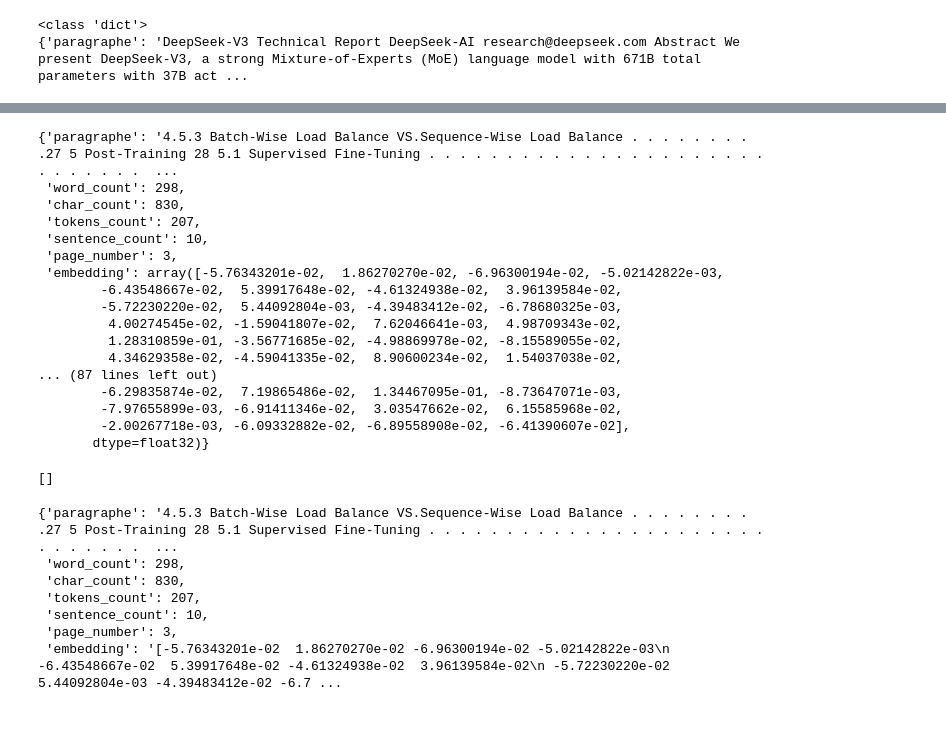
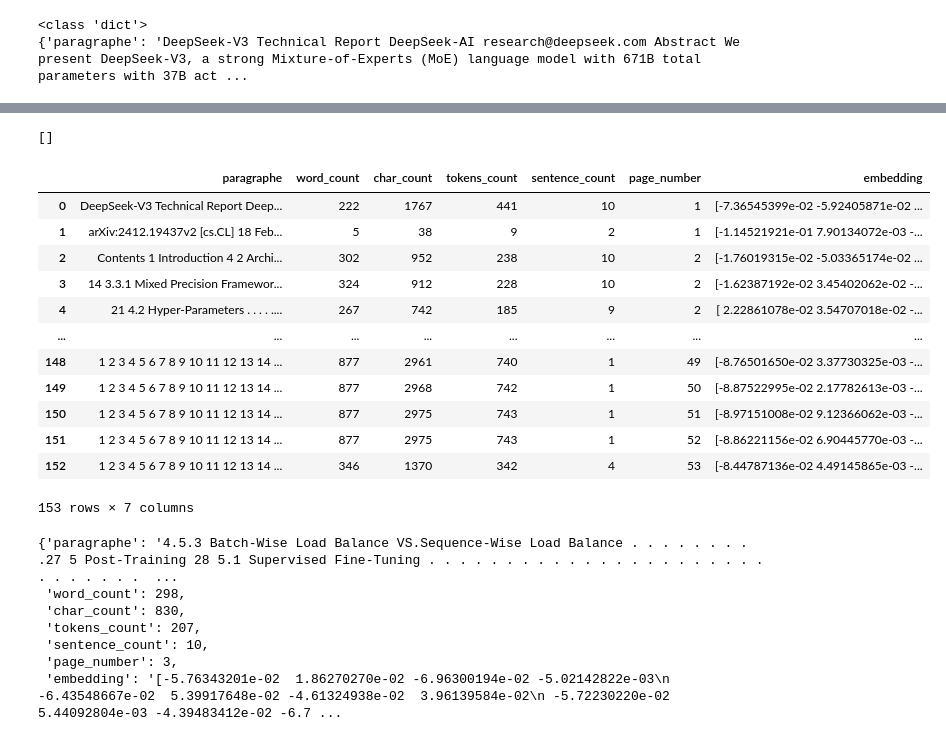
Before and after one commit to MD2001/Self_traine_RAG_Model, a Jupyter notebook: test.ipynb, the cells around one changed output, grey strips where cells are left out. Drawn from its saved outputs; the diff is of its cells as text; code cells hidden in the pictures.

```diff
--- a/test.ipynb
+++ b/test.ipynb
@@ -409,21 +416 @@ page_and_Embedding_df.to_csv(page_and_Embedding_path,index=False)
-# %%
-pages_and_chunk[5]
-# %% [output]
-{'paragraphe': '4.5.3 Batch-Wise Load Balance VS.Sequence-Wise Load Balance . . . . . . . . .27 5 Post-Training 28 5.1 Supervised Fine-Tuning . . . . . . . . . . . . . . . . . . . . . . . . . . . . .  ...
- 'word_count': 298,
- 'char_count': 830,
- 'tokens_count': 207,
- 'sentence_count': 10,
- 'page_number': 3,
- 'embedding': array([-5.76343201e-02,  1.86270270e-02, -6.96300194e-02, -5.02142822e-03,
-        -6.43548667e-02,  5.39917648e-02, -4.61324938e-02,  3.96139584e-02,
-        -5.72230220e-02,  5.44092804e-03, -4.39483412e-02, -6.78680325e-03,
-         4.00274545e-02, -1.59041807e-02,  7.62046641e-03,  4.98709343e-02,
-         1.28310859e-01, -3.56771685e-02, -4.98869978e-02, -8.15589055e-02,
-         4.34629358e-02, -4.59041335e-02,  8.90600234e-02,  1.54037038e-02,
-... (87 lines left out)
-        -6.29835874e-02,  7.19865486e-02,  1.34467095e-01, -8.73647071e-03,
-        -7.97655899e-03, -6.91411346e-02,  3.03547662e-02,  6.15585968e-02,
-        -2.00267718e-03, -6.09332882e-02, -6.89558908e-02, -6.41390607e-02],
-       dtype=float32)}
 # %%
@@ -431,4 +419,24 @@ pages_and_chunk=[]
 pages_and_chunk
 # %% [output]
 []
+# %%
+#get data from file we saved
+pages_and_chunk =pd.read_csv(page_and_Embedding_path)
+
+# see the embedding
+pages_and_chunk
+# %% [output]
+|  | paragraphe | word_count | char_count | tokens_count | sentence_count | page_number | embedding |
+| 0 | DeepSeek-V3 Technical Report Deep... | 222 | 1767 | 441 | 10 | 1 | [-7.36545399e-02 -5.92405871e-02 ... |
+| 1 | arXiv:2412.19437v2 [cs.CL] 18 Feb... | 5 | 38 | 9 | 2 | 1 | [-1.14521921e-01 7.90134072e-03 -... |
+| 2 | Contents 1 Introduction 4 2 Archi... | 302 | 952 | 238 | 10 | 2 | [-1.76019315e-02 -5.03365174e-02 ... |
+| 3 | 14 3.3.1 Mixed Precision Framewor... | 324 | 912 | 228 | 10 | 2 | [-1.62387192e-02 3.45402062e-02 -... |
+| 4 | 21 4.2 Hyper-Parameters . . . . .... | 267 | 742 | 185 | 9 | 2 | [ 2.22861078e-02 3.54707018e-02 -... |
+| ... | ... | ... | ... | ... | ... | ... | ... |
+| 148 | 1 2 3 4 5 6 7 8 9 10 11 12 13 14 ... | 877 | 2961 | 740 | 1 | 49 | [-8.76501650e-02 3.37730325e-03 -... |
+| 149 | 1 2 3 4 5 6 7 8 9 10 11 12 13 14 ... | 877 | 2968 | 742 | 1 | 50 | [-8.87522995e-02 2.17782613e-03 -... |
+| 150 | 1 2 3 4 5 6 7 8 9 10 11 12 13 14 ... | 877 | 2975 | 743 | 1 | 51 | [-8.97151008e-02 9.12366062e-03 -... |
+| 151 | 1 2 3 4 5 6 7 8 9 10 11 12 13 14 ... | 877 | 2975 | 743 | 1 | 52 | [-8.86221156e-02 6.90445770e-03 -... |
+| 152 | 1 2 3 4 5 6 7 8 9 10 11 12 13 14 ... | 346 | 1370 | 342 | 4 | 53 | [-8.44787136e-02 4.49145865e-03 -... |
+153 rows × 7 columns
 # %%
```
Also changed, not shown: parts of 14 cells of this notebook.
